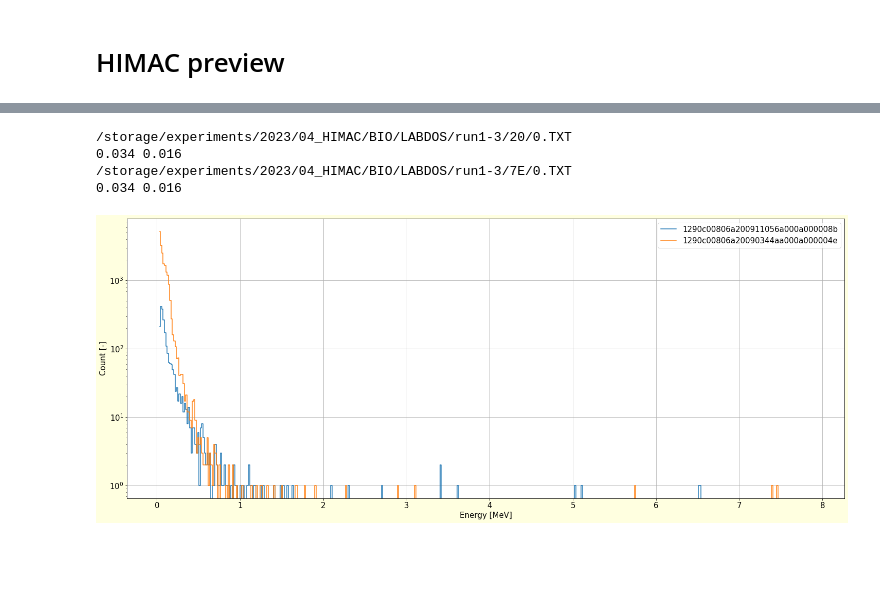
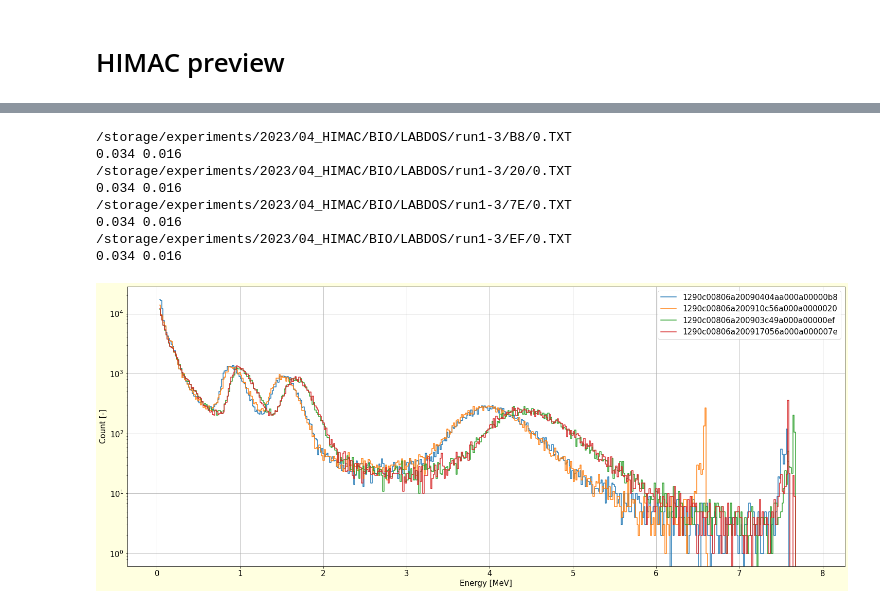
Before and after one commit to UniversalScientificTechnologies/LABDOS01, a Jupyter notebook: notebooks/flight_HIMAC2023.ipynb, the cells around one changed output, grey strips where cells are left out. Saved outputs shown, nothing was run; the diff lists cells and outputs as text; code cells hidden in the pictures; blank space fills up the shorter version.

```diff
--- a/notebooks/flight_HIMAC2023.ipynb
+++ b/notebooks/flight_HIMAC2023.ipynb
@@ -918,7 +918,7 @@ for f in ftt:
     rcc = rc.resample('1T').mean()
     rcc['sum'].plot(label=str(rc.loc[rc[0]=='$DOS'][[6]].iloc[0,0]))
 
-    plt.ylim([0,1.6])
+    #plt.ylim([0,1.6])
 
 plt.ylabel('Flux [s$^-$$^1$ cm$^-$$^2$]', color='red')
 plt.title(fto)
@@ -938,6 +940,6 @@ Text(0.5, 0, 'UTC')
 # %%
 ftt = glob.iglob(fto+"/**/*.TXT") # generator, search immediate subdirectories
-SWITCH_ON_TIMES = ['2023-04-22 13:15']
+SWITCH_ON_TIMES = ['2023-04-24 00:22']
 
 plt.figure(figsize=(25,10), facecolor='lightyellow')
 matplotlib.rcParams.update({'font.size': 15})
@@ -983,31 +985,35 @@ for f in ftt:
     #0.034 MeV + ch * 0.016 MeV
 
     print (coef3[0], coef3[1])
 
     e3 = pd.DataFrame()
     e3['1'] = ener
     e3['i'] = ener.index
     e3['x'] = (e3['i'].astype(float)-FIRST_CHANNEL) * coef3[1] + coef3[0]
 
     plt.yscale('log')
     #plt.xscale('log')
 
     plt.plot(e3['x'], e3['1'] , label=str(rc.loc[rc[0]=='$DOS'][[6]].iloc[0,0]), drawstyle='steps-mid')
 
 plt.xlabel('Energy [MeV]')
 plt.ylabel('Count [-]')
 plt.grid()
 plt.legend()
 
 
 #plt.xticks(np.arange(0, 10, 1))
 #plt.xlim(0,2)
 #plt.vlines(0.511,1,1e4, color='red')
 
 None
 # %% [output]
+/storage/experiments/2023/04_HIMAC/BIO/LABDOS/run1-3/B8/0.TXT
+0.034 0.016
 /storage/experiments/2023/04_HIMAC/BIO/LABDOS/run1-3/20/0.TXT
 0.034 0.016
 /storage/experiments/2023/04_HIMAC/BIO/LABDOS/run1-3/7E/0.TXT
 0.034 0.016
+/storage/experiments/2023/04_HIMAC/BIO/LABDOS/run1-3/EF/0.TXT
+0.034 0.016
-[figure, old version]
+[figure, new version]
```
Also changed, not shown: parts of 1 cell of this notebook.
